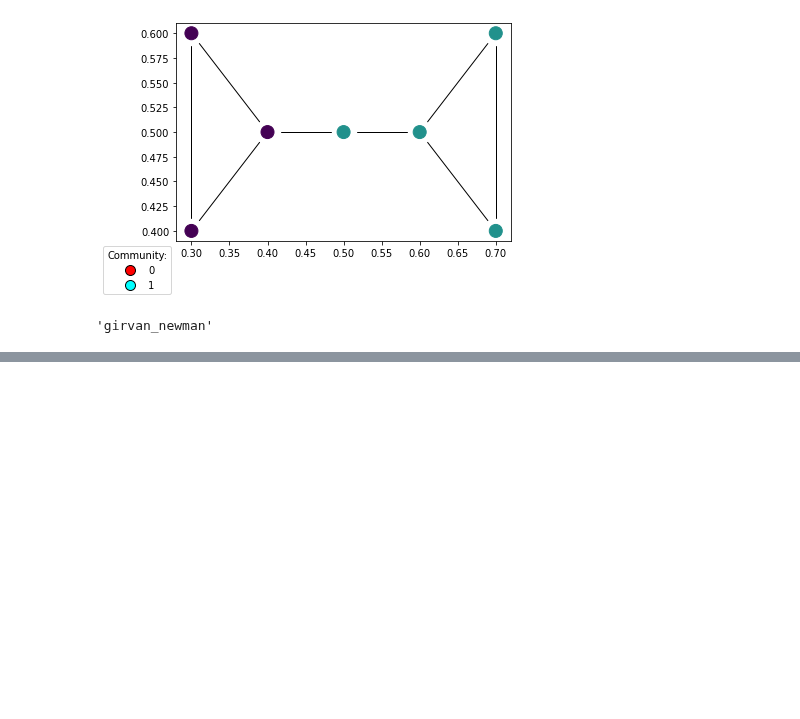
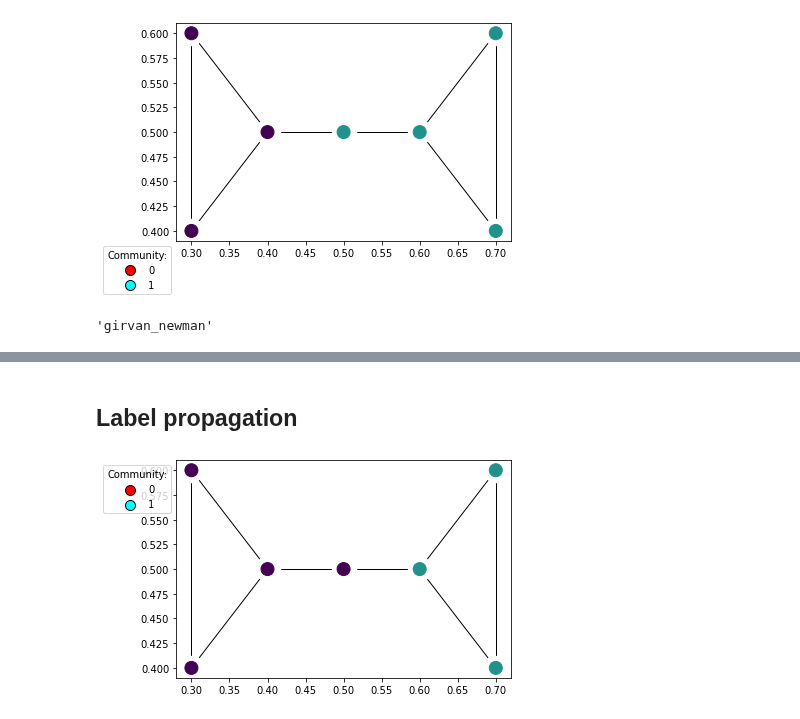
Before and after one commit to EjbejaranosAI/Complex_Networks, a Jupyter notebook: 3_Community_detection/A3-Community_Detection.ipynb, the cells around one changed output, grey strips where cells are left out. Cells and saved outputs as stored; diff of their text form; code cells hidden in the pictures; blank space fills up the shorter version.

```diff
--- a/3_Community_detection/A3-Community_Detection.ipynb
+++ b/3_Community_detection/A3-Community_Detection.ipynb
@@ -452,0 +503,17 @@ Girvan_igraph.method
+# %% [markdown]
+## Label propagation
+# %%
+def label_propagation(g):
+
+    communities_label_propagation = g.community_label_propagation()
+    num_communities = len(communities_label_propagation)
+    palette = ig.RainbowPalette(n=num_communities)
+    for i, community in enumerate(communities_label_propagation):
+        g.vs[community]["color"] = i
+        community_edges = g.es.select(_within=community)
+        community_edges["color"] = i
+    fig = draw_graph_communities(communities_label_propagation, palette, num_communities)
+    return (communities_label_propagation, palette, fig)
+lp_communities, lb_palette, lb_fig = label_propagation(g)
+# %% [output]
+[figure, added]
```
Also changed, not shown: parts of 7 cells of this notebook, 1 other file.
